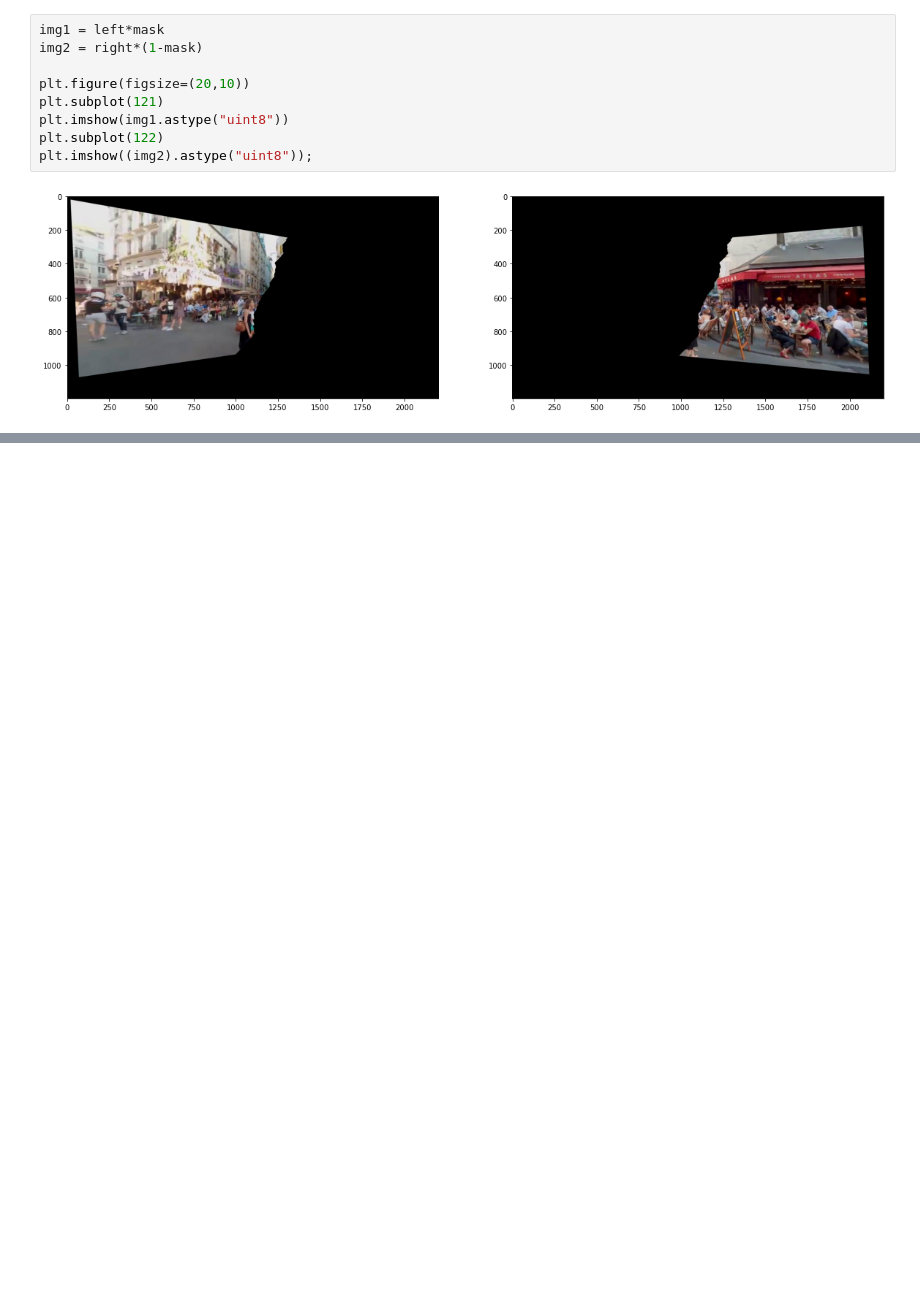
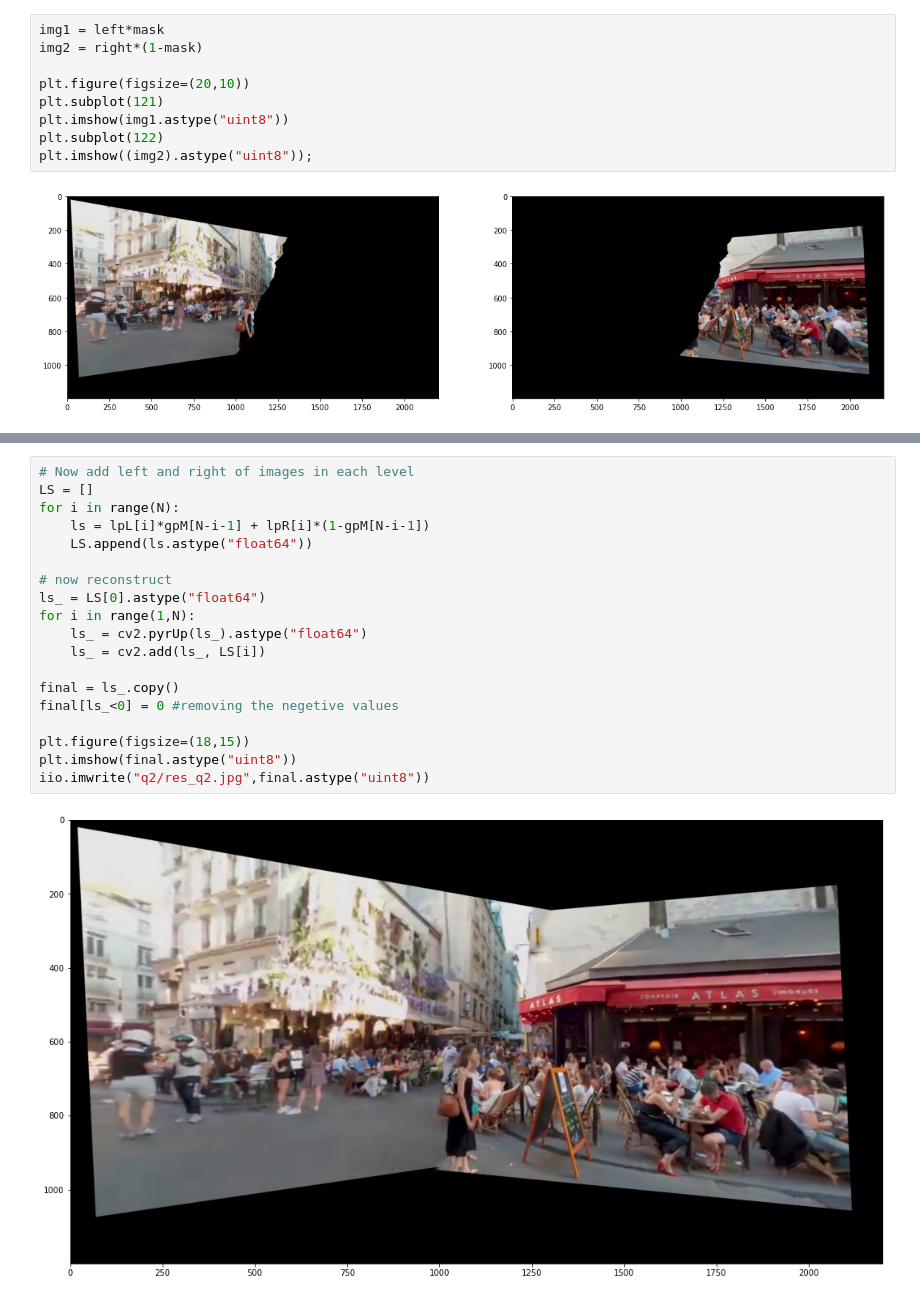
Before and after one commit to AmirhoseinYari/Digital-Image-Processing, a Jupyter notebook: HW5/HW5-AmirhoseinYari-98109718-Q2.ipynb, the cells around one changed output, grey strips where cells are left out. Saved outputs shown, nothing was run; the diff lists cells and outputs as text; blank space fills up the shorter version.

```diff
--- a/HW5/HW5-AmirhoseinYari-98109718-Q2.ipynb
+++ b/HW5/HW5-AmirhoseinYari-98109718-Q2.ipynb
@@ -90,0 +175,21 @@ plt.imshow((img1+img2).astype("uint8"))
+# %%
+# Now add left and right of images in each level
+LS = []
+for i in range(N):
+    ls = lpL[i]*gpM[N-i-1] + lpR[i]*(1-gpM[N-i-1])
+    LS.append(ls.astype("float64"))
+
+# now reconstruct
+ls_ = LS[0].astype("float64")
+for i in range(1,N):
+    ls_ = cv2.pyrUp(ls_).astype("float64")
+    ls_ = cv2.add(ls_, LS[i])
+
+final = ls_.copy()
+final[ls_<0] = 0 #removing the negetive values
+
+plt.figure(figsize=(18,15))
+plt.imshow(final.astype("uint8"))
+iio.imwrite("q2/res_q2.jpg",final.astype("uint8"))
+# %% [output]
+[figure, added]
```
Also changed, not shown: parts of 16 cells of this notebook, 4 other files.
